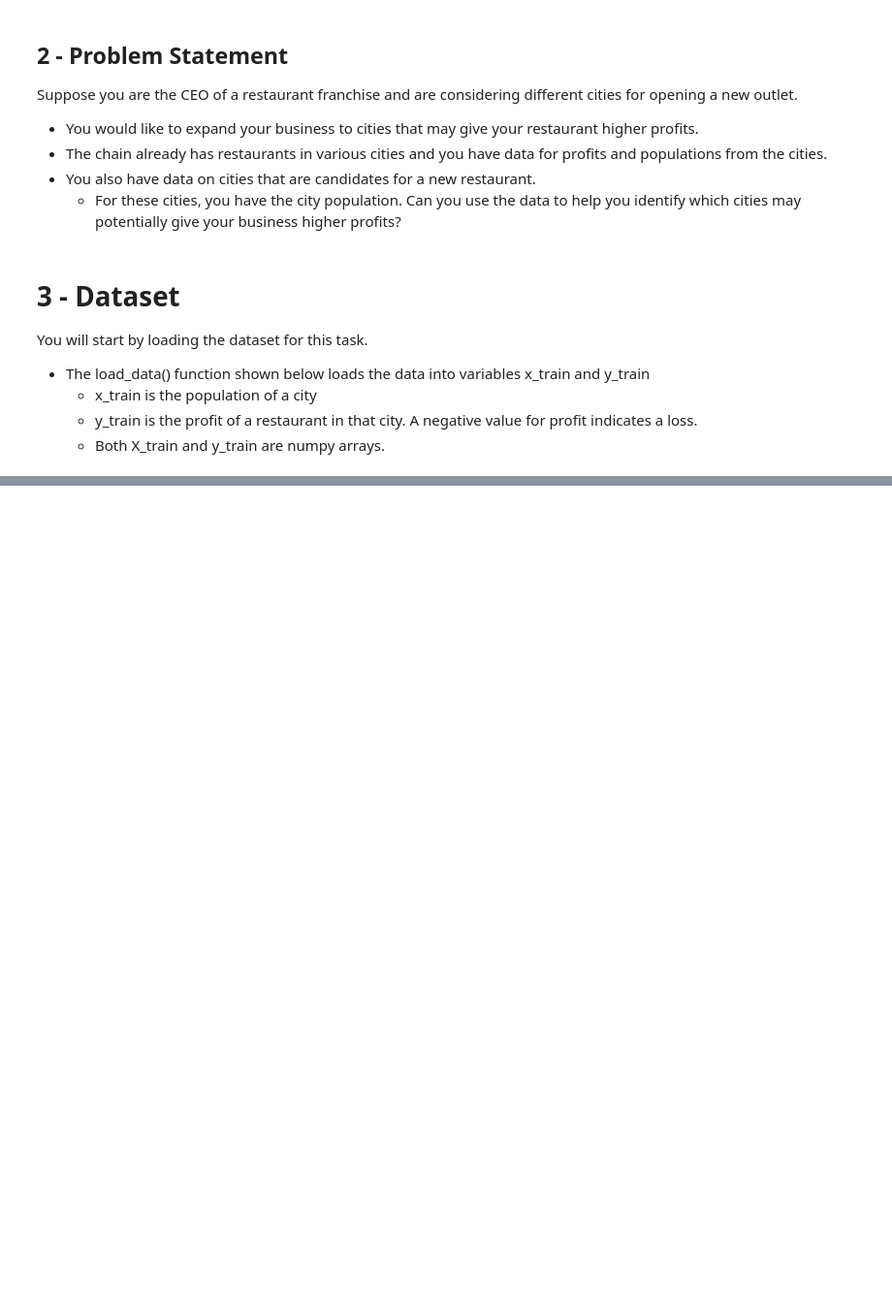
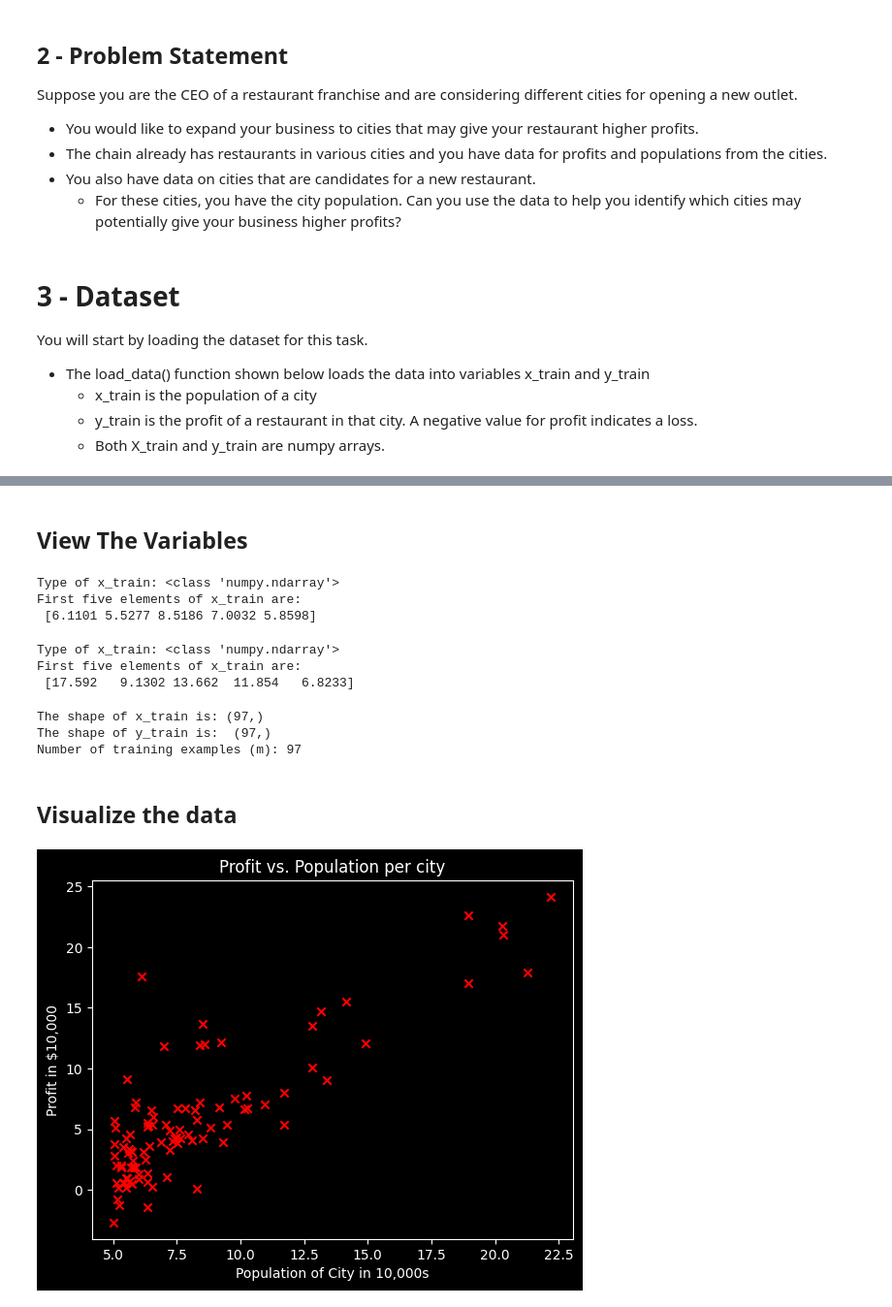
Before and after one commit to PuffCoder/Machine_Learning_Ng, a Jupyter notebook: JupyterNotes/week2 Notes/Week2_W2_Linear_Regression.ipynb, the cells around one changed output, grey strips where cells are left out. Shown: that part at 97% size. Drawn from its saved outputs; the diff is of its cells as text; code cells hidden in the pictures; blank space fills up the shorter version.

```diff
--- a/JupyterNotes/week2 Notes/Week2_W2_Linear_Regression.ipynb
+++ b/JupyterNotes/week2 Notes/Week2_W2_Linear_Regression.ipynb
@@ -31,0 +33,40 @@ NameError: name 'load_data' is not defined
+# %% [markdown]
+## View The Variables
+# %%
+# print x_train
+# x_train represent the city population times 10,000
+print("Type of x_train:",type(x_train))
+print("First five elements of x_train are:\n", x_train[:5])
+# %% [output]
+Type of x_train: <class 'numpy.ndarray'>
+First five elements of x_train are:
+ [6.1101 5.5277 8.5186 7.0032 5.8598]
+# %%
+# y_train represent the profits, unit: 10,000
+print("Type of x_train:",type(y_train))
+print("First five elements of x_train are:\n", y_train[:5])
+# %% [output]
+Type of x_train: <class 'numpy.ndarray'>
+First five elements of x_train are:
+ [17.592   9.1302 13.662  11.854   6.8233]
+# %%
+# check the dimiension of the variables
+print ('The shape of x_train is:', x_train.shape)
+print ('The shape of y_train is: ', y_train.shape)
+print ('Number of training examples (m):', len(x_train))
+# %% [output]
+The shape of x_train is: (97,)
+The shape of y_train is:  (97,)
+Number of training examples (m): 97
+# %% [markdown]
+## Visualize the data
+# %%
+plt.scatter(x_train, y_train, marker='x',c = 'r')
+
+# Set the title
+plt.title("Profit vs. Population per city")
+plt.ylabel('Profit in $10,000')
+plt.xlabel('Population of City in 10,000s')
+plt.show()
+# %% [output]
+[figure, added]
```
Also changed, not shown: parts of 12 cells of this notebook, 2 other files.
